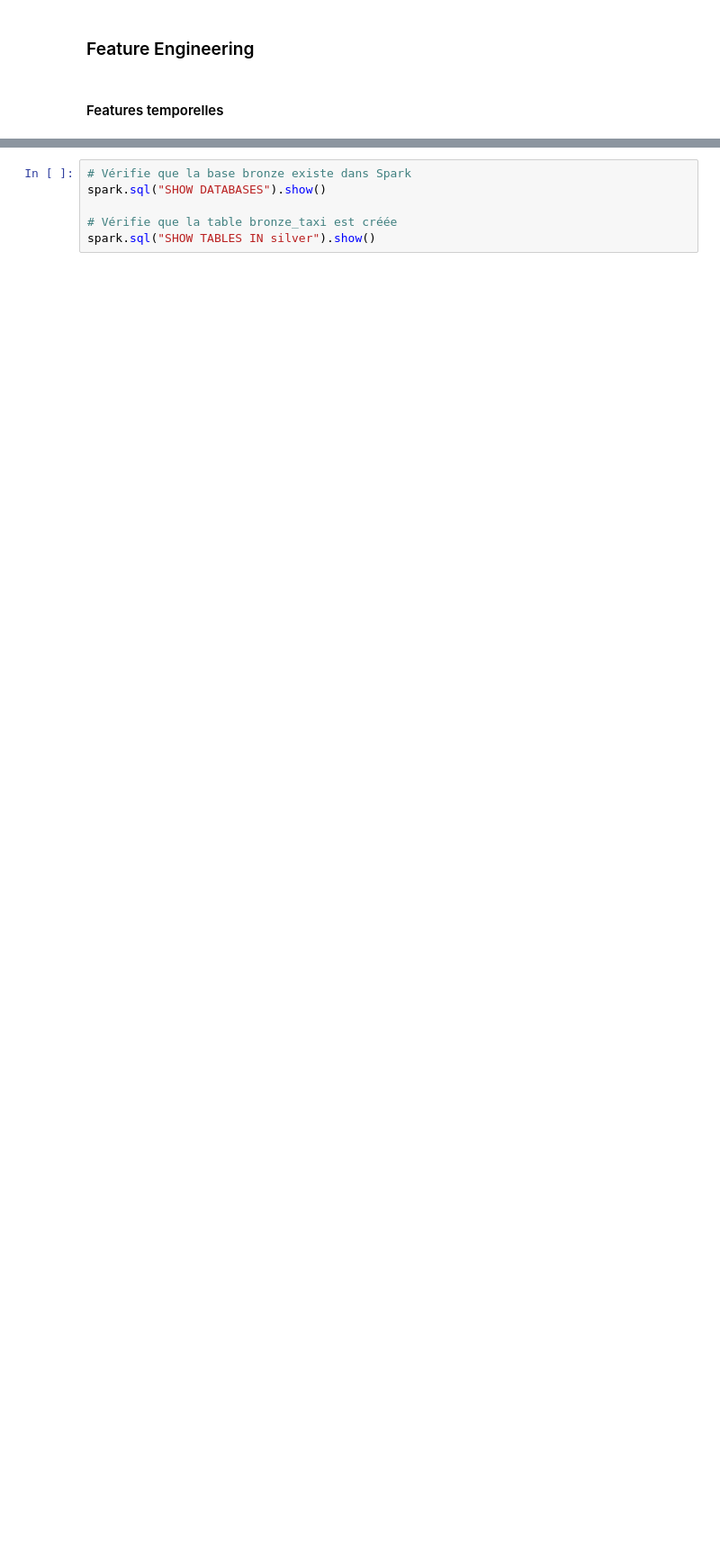
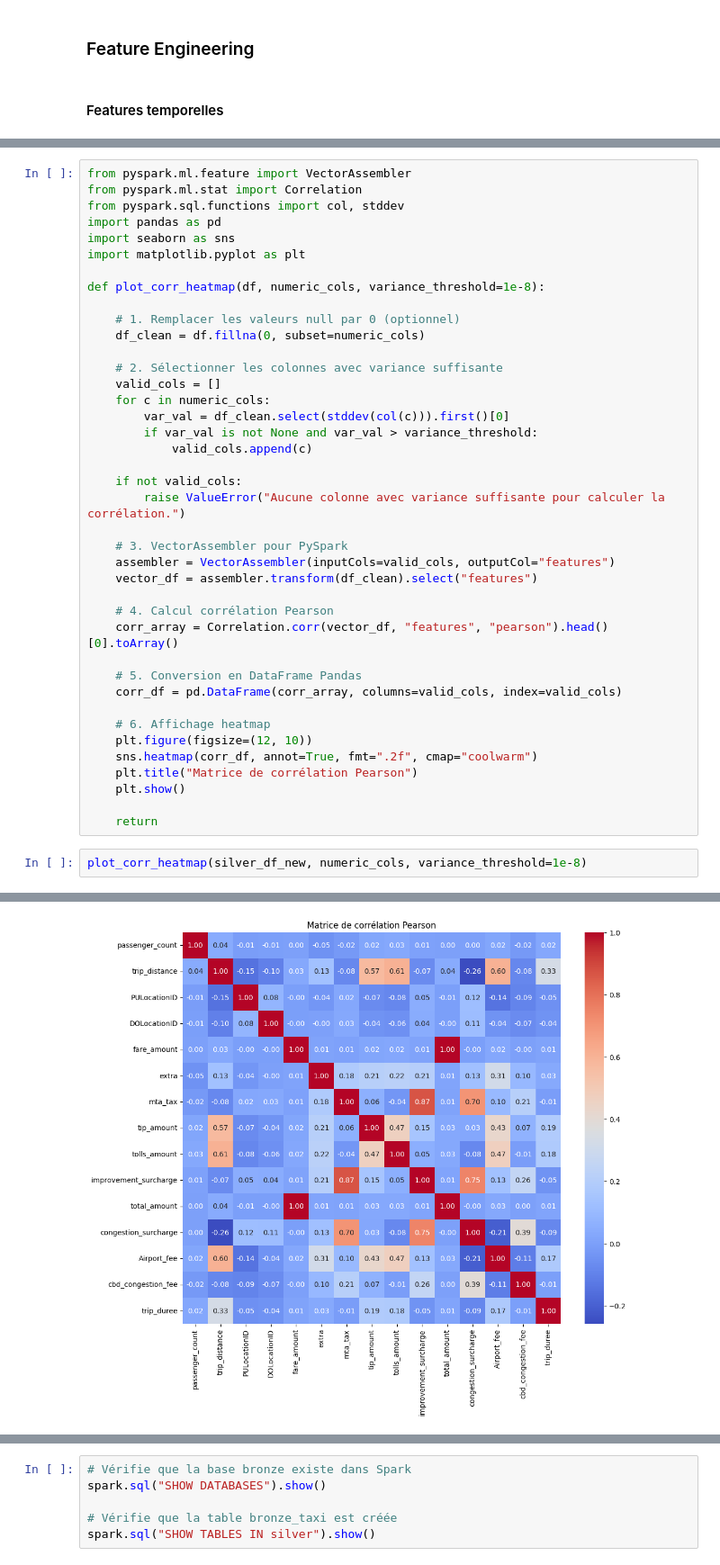
Before and after one commit to khadija199904/Urban-ETA-Prediction-Platform, a Jupyter notebook: main.ipynb, the cells around one changed output, grey strips where cells are left out. Shown at 90% size. Drawn from its saved outputs; the diff is of its cells as text; blank space fills up the shorter version.

```diff
--- a/main.ipynb
+++ b/main.ipynb
@@ -397,0 +452,43 @@ root
+# %%
+from pyspark.ml.feature import VectorAssembler
+from pyspark.ml.stat import Correlation
+from pyspark.sql.functions import col, stddev
+import pandas as pd
+import seaborn as sns
+import matplotlib.pyplot as plt
+
+def plot_corr_heatmap(df, numeric_cols, variance_threshold=1e-8):
+
+    # 1. Remplacer les valeurs null par 0 (optionnel)
+    df_clean = df.fillna(0, subset=numeric_cols)
+
+    # 2. Sélectionner les colonnes avec variance suffisante
+    valid_cols = []
+    for c in numeric_cols:
+        var_val = df_clean.select(stddev(col(c))).first()[0]
+        if var_val is not None and var_val > variance_threshold:
+            valid_cols.append(c)
+
+    if not valid_cols:
+        raise ValueError("Aucune colonne avec variance suffisante pour calculer la corrélation.")
+
+    # 3. VectorAssembler pour PySpark
+    assembler = VectorAssembler(inputCols=valid_cols, outputCol="features")
+    vector_df = assembler.transform(df_clean).select("features")
+
+    # 4. Calcul corrélation Pearson
+    corr_array = Correlation.corr(vector_df, "features", "pearson").head()[0].toArray()
+
+    # 5. Conversion en DataFrame Pandas
+    corr_df = pd.DataFrame(corr_array, columns=valid_cols, index=valid_cols)
+
+    # 6. Affichage heatmap
+    plt.figure(figsize=(12, 10))
+    sns.heatmap(corr_df, annot=True, fmt=".2f", cmap="coolwarm")
+    plt.title("Matrice de corrélation Pearson")
+    plt.show()
+
+    return
+# %%
+plot_corr_heatmap(silver_df_new, numeric_cols, variance_threshold=1e-8)
+# %% [output]
@@ -397,0 +496 @@ root
+[figure, added]
```
Also changed, not shown: parts of 50 cells of this notebook, 2 other files.
